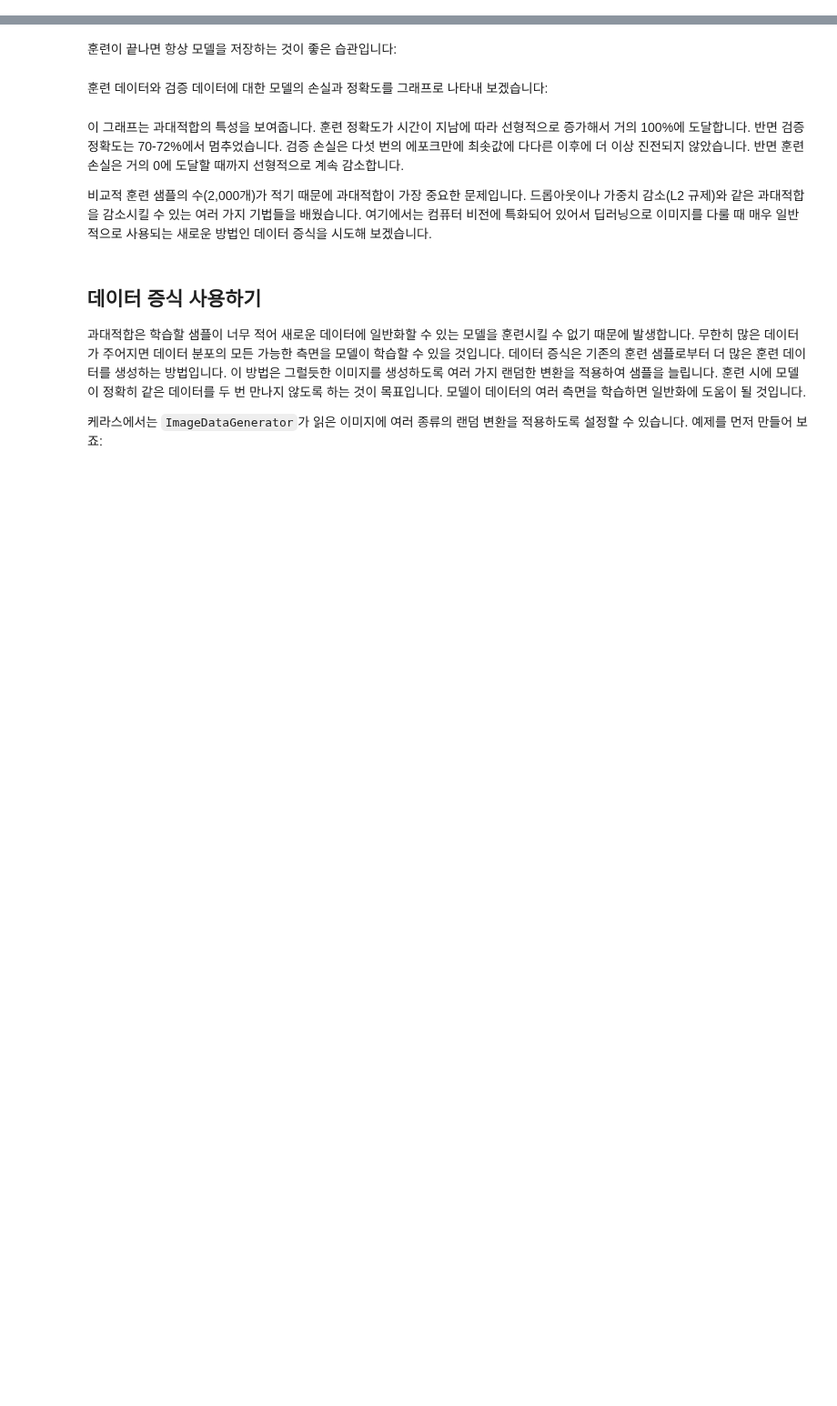
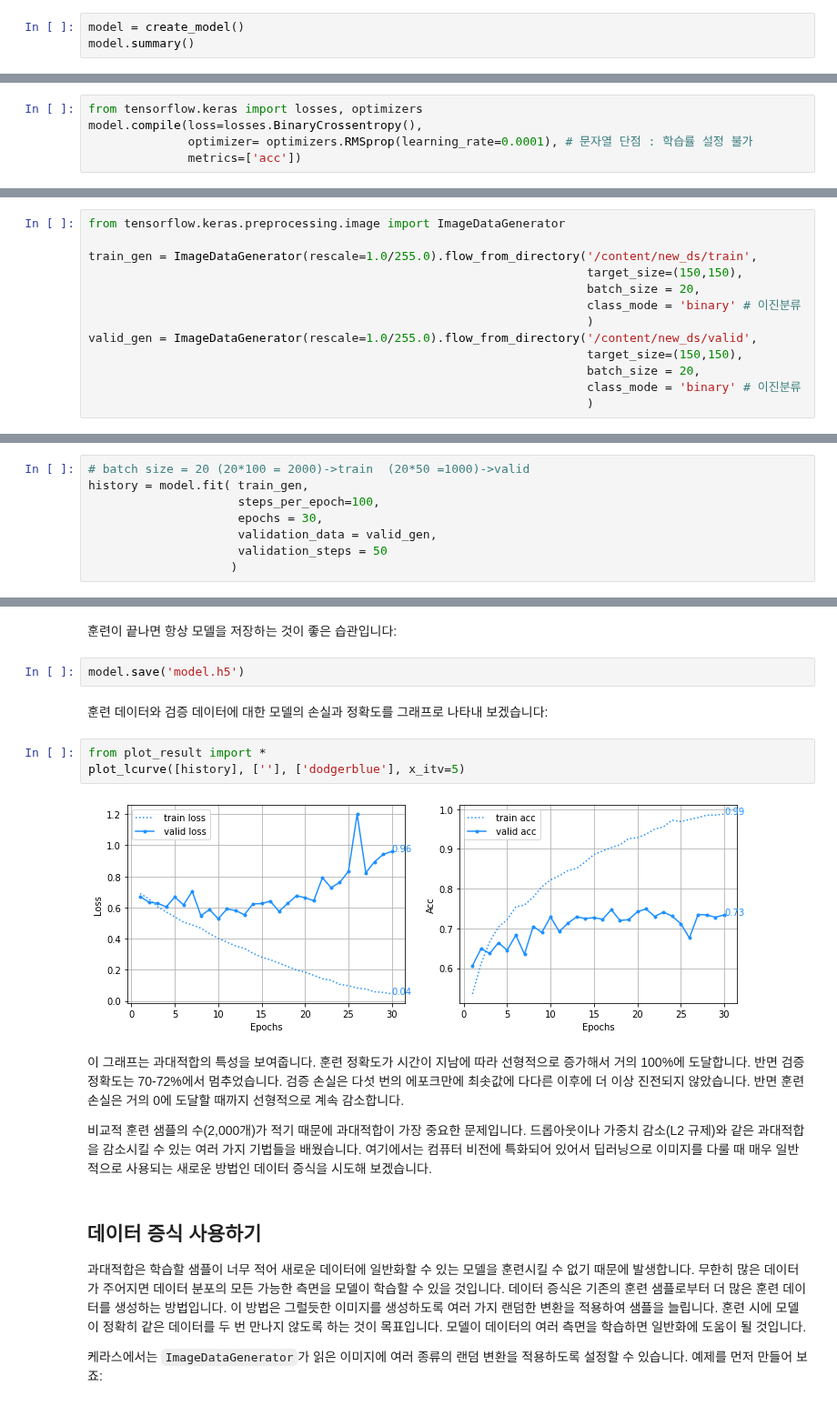
Before and after one commit to yebiny/SkillTreePython-DeepLearning, a Jupyter notebook: 02.케라스_창시자에게_배우는_딥러닝/해설/5_2_using_convnets_with_small_datasets.ipynb, the cells around one changed output, grey strips where cells are left out. Shown at 91% size. Cells and saved outputs as stored; diff of their text form; blank space fills up the shorter version.

```diff
--- a/02.케라스_창시자에게_배우는_딥러닝/해설/5_2_using_convnets_with_small_datasets.ipynb
+++ b/02.케라스_창시자에게_배우는_딥러닝/해설/5_2_using_convnets_with_small_datasets.ipynb
@@ -157,2 +172,5 @@ for dir_type in ['train', 'valid', 'test']:
 # %% [markdown]
 층들을 거치면서 특성 맵의 차원이 어떻게 변하는지 살펴보겠습니다:
+# %%
+model = create_model()
+model.summary()
@@ -159,5 +195,10 @@ for dir_type in ['train', 'valid', 'test']:
 # %% [markdown]
 컴파일 단계에서 이전과 같이 `RMSprop` 옵티마이저를 선택하겠습니다. 네트워크의 마지막이 하나의 시그모이드 유닛이기 때문에 이진 크로스엔트로피(binary crossentropy)를 손실로 사용합니다(4장 5절에서 다양한 경우에 사용할 수 있는 손실 함수 목록을 볼 수 있습니다).
+# %%
+from tensorflow.keras import losses, optimizers
+model.compile(loss=losses.BinaryCrossentropy(),
+              optimizer= optimizers.RMSprop(learning_rate=0.0001), # 문자열 단점 : 학습률 설정 불가
+              metrics=['acc'])
 # %% [markdown]
 ## 데이터 전처리
 
@@ -171,3 +212,16 @@ for dir_type in ['train', 'valid', 'test']:
 좀 복잡하게 보일 수 있지만 다행히 케라스는 이런 단계를 자동으로 처리하는 유틸리티를 가지고 있습니다. 케라스는 `keras.preprocessing.image`에 이미지 처리를 위한 헬퍼 도구들을 가지고 있습니다. 특히 `ImageDataGenerator` 클래스는 디스크에 있는 이미지 파일을 전처리된 배치 텐서로 자동으로 바꾸어주는 파이썬 제너레이터를 만들어 줍니다. 이 클래스를 사용해 보겠습니다.
 # %% [markdown]
 https://www.tensorflow.org/api_docs/python/tf/keras/preprocessing
+# %%
+from tensorflow.keras.preprocessing.image import ImageDataGenerator
+
+train_gen = ImageDataGenerator(rescale=1.0/255.0).flow_from_directory('/content/new_ds/train',
+                                                                      target_size=(150,150),
+                                                                      batch_size = 20,
+                                                                      class_mode = 'binary' # 이진분류
+                                                                      )
+valid_gen = ImageDataGenerator(rescale=1.0/255.0).flow_from_directory('/content/new_ds/valid',
+                                                                      target_size=(150,150),
+                                                                      batch_size = 20,
+                                                                      class_mode = 'binary' # 이진분류
+                                                                      )
@@ -177,3 +242,11 @@ https://www.tensorflow.org/api_docs/python/tf/keras/preprocessing
 제너레이터를 사용한 데이터에 모델을 훈련시켜 보겠습니다. `fit_generator` 메서드는 `fit` 메서드와 동일하되 데이터 제너레이터를 사용할 수 있습니다. 이 메서드는 첫 번째 매개변수로 입력과 타깃의 배치를 끝없이 반환하는 파이썬 제너레이터를 기대합니다. 데이터가 끝없이 생성되기 때문에 케라스 모델에 하나의 에포크를 정의하기 위해 제너레이터로부터 얼마나 많은 샘플을 뽑을 것인지 알려 주어야 합니다. `steps_per_epoch` 매개변수에서 이를 설정합니다. 제너레이터로부터 `steps_per_epoch` 개의 배치만큼 뽑은 다음, 즉 `steps_per_epoch` 횟수만큼 경사 하강법 단계를 실행한 다음에 훈련 프로세스는 다음 에포크로 넘어갑니다. 여기서는 20개의 샘플이 하나의 배치이므로 2,000개의 샘플을 모두 처리할 때까지 100개의 배치를 뽑을 것입니다.
 
 `fit_generator`를 사용할 때 `fit` 메서드와 마찬가지로 `validation_data` 매개변수를 전달할 수 있습니다. 이 매개변수에는 데이터 제너레이터도 가능하지만 넘파이 배열의 튜플도 가능합니다. `validation_data`로 제너레이터를 전달하면 검증 데이터의 배치를 끝없이 반환합니다. 따라서 검증 데이터 제너레이터에서 얼마나 많은 배치를 추출하여 평가할지 `validation_steps` 매개변수에 지정해야 합니다.
+# %%
+# batch size = 20 (20*100 = 2000)->train  (20*50 =1000)->valid
+history = model.fit( train_gen,
+                     steps_per_epoch=100,
+                     epochs = 30,
+                     validation_data = valid_gen,
+                     validation_steps = 50
+                    )
@@ -180,7 +271,14 @@ https://www.tensorflow.org/api_docs/python/tf/keras/preprocessing
 # %% [markdown]
 훈련이 끝나면 항상 모델을 저장하는 것이 좋은 습관입니다:
+# %%
+model.save('model.h5')
 # %% [markdown]
 훈련 데이터와 검증 데이터에 대한 모델의 손실과 정확도를 그래프로 나타내 보겠습니다:
+# %%
+from plot_result import *
+plot_lcurve([history], [''], ['dodgerblue'], x_itv=5)
+# %% [output]
+[figure, added]
 # %% [markdown]
 이 그래프는 과대적합의 특성을 보여줍니다. 훈련 정확도가 시간이 지남에 따라 선형적으로 증가해서 거의 100%에 도달합니다. 반면 검증 정확도는 70-72%에서 멈추었습니다. 검증 손실은 다섯 번의 에포크만에 최솟값에 다다른 이후에 더 이상 진전되지 않았습니다. 반면 훈련 손실은 거의 0에 도달할 때까지 선형적으로 계속 감소합니다.
 
```
Also changed, not shown: parts of 14 cells of this notebook.
